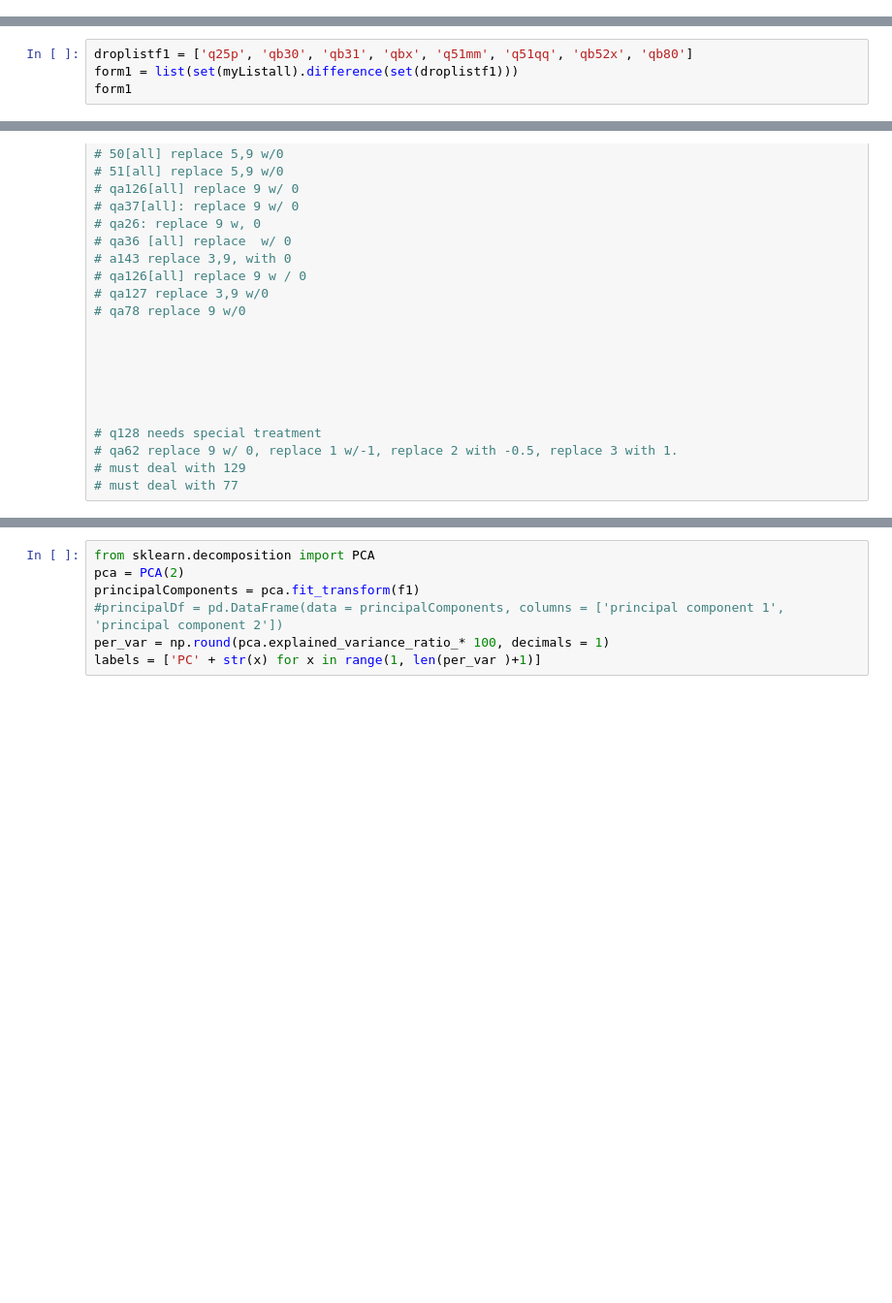
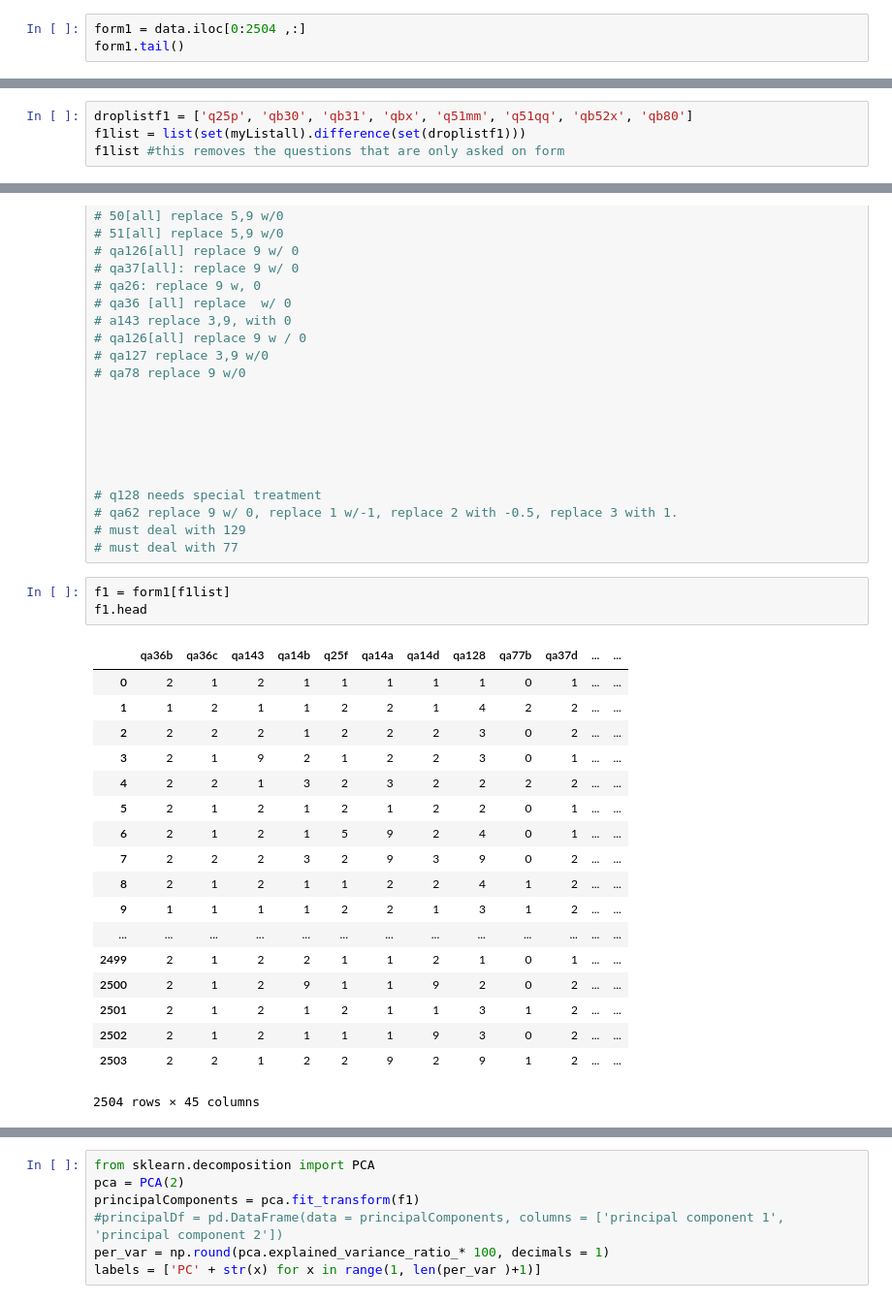
Before and after one commit to taylor-rao/unsupervised, a Jupyter notebook: unsupervised.ipynb, the cells around one changed output, grey strips where cells are left out. Shown at 97% size. Cells and saved outputs as stored; diff of their text form; blank space fills up the shorter version.

```diff
--- a/unsupervised.ipynb
+++ b/unsupervised.ipynb
@@ -14,0 +36,3 @@ FileNotFoundError: [Errno 2] No such file or directory: 'typology.xlsx'
+# %%
+form1 = data.iloc[0:2504 ,:]
+form1.tail()
@@ -95,5 +145,5 @@ myListall = [
          ]
 # %%
 droplistf1 = ['q25p', 'qb30', 'qb31', 'qbx', 'q51mm', 'q51qq', 'qb52x', 'qb80']
-form1 = list(set(myListall).difference(set(droplistf1)))
-form1
+f1list = list(set(myListall).difference(set(droplistf1)))
+f1list #this removes the questions that are only asked on form
@@ -129,6 +190,28 @@ f1.tail()
 # qa62 replace 9 w/ 0, replace 1 w/-1, replace 2 with -0.5, replace 3 with 1.
 # must deal with 129
 # must deal with 77
+# %%
+f1 = form1[f1list]
+f1.head
+# %% [output]
+|  | qa36b | qa36c | qa143 | qa14b | q25f | qa14a | qa14d | qa128 | qa77b | qa37d | ... | ... |
+| 0 | 2 | 1 | 2 | 1 | 1 | 1 | 1 | 1 | 0 | 1 | ... | ... |
+| 1 | 1 | 2 | 1 | 1 | 2 | 2 | 1 | 4 | 2 | 2 | ... | ... |
+| 2 | 2 | 2 | 2 | 1 | 2 | 2 | 2 | 3 | 0 | 2 | ... | ... |
+| 3 | 2 | 1 | 9 | 2 | 1 | 2 | 2 | 3 | 0 | 1 | ... | ... |
+| 4 | 2 | 2 | 1 | 3 | 2 | 3 | 2 | 2 | 2 | 2 | ... | ... |
+| 5 | 2 | 1 | 2 | 1 | 2 | 1 | 2 | 2 | 0 | 1 | ... | ... |
+| 6 | 2 | 1 | 2 | 1 | 5 | 9 | 2 | 4 | 0 | 1 | ... | ... |
+| 7 | 2 | 2 | 2 | 3 | 2 | 9 | 3 | 9 | 0 | 2 | ... | ... |
+| 8 | 2 | 1 | 2 | 1 | 1 | 2 | 2 | 4 | 1 | 2 | ... | ... |
+| 9 | 1 | 1 | 1 | 1 | 2 | 2 | 1 | 3 | 1 | 2 | ... | ... |
+| ... | ... | ... | ... | ... | ... | ... | ... | ... | ... | ... | ... | ... |
+| 2499 | 2 | 1 | 2 | 2 | 1 | 1 | 2 | 1 | 0 | 1 | ... | ... |
+| 2500 | 2 | 1 | 2 | 9 | 1 | 1 | 9 | 2 | 0 | 2 | ... | ... |
+| 2501 | 2 | 1 | 2 | 1 | 2 | 1 | 1 | 3 | 1 | 2 | ... | ... |
+| 2502 | 2 | 1 | 2 | 1 | 1 | 1 | 9 | 3 | 0 | 2 | ... | ... |
+| 2503 | 2 | 2 | 1 | 2 | 2 | 9 | 2 | 9 | 1 | 2 | ... | ... |
+2504 rows × 45 columns
 # %%
 list2 = ['qa128', 'qa62', 'qa129','qa77', 'qa77a', 'qa77b']
 special = f1[list2]
```
Also changed, not shown: parts of 18 cells of this notebook.
